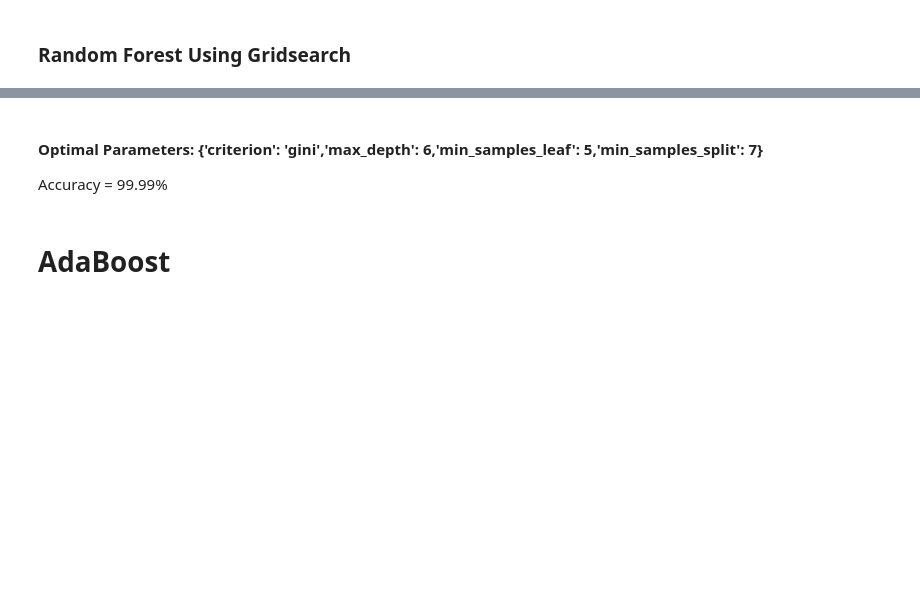
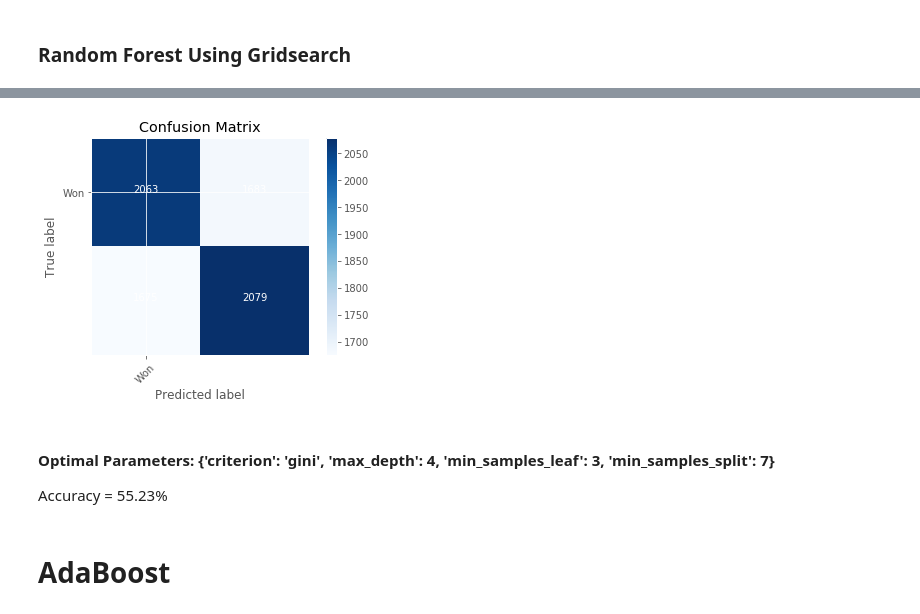
Before and after one commit to Gal-Gilor/In_Zeus_We_Trust, a Jupyter notebook: dota_classification_models.ipynb, the cells around one changed output, grey strips where cells are left out. Cells and saved outputs as stored; diff of their text form; code cells hidden in the pictures; blank space fills up the shorter version.

```diff
--- a/dota_classification_models.ipynb
+++ b/dota_classification_models.ipynb
@@ -105,0 +198,9 @@ k11_predict = knn.predict(x_test)
+# %%
+tree_param_grid = {'criterion': ['entropy'],
+                  'max_depth': [3, 4, 6, 7],
+                  'min_samples_split': [3, 5, 6, 7],
+                  'min_samples_leaf': [3, 4, 5, 6]
+                  }
+
+tree_gs = GridSearchCV(tree, param_grid=tree_param_grid, scoring='accuracy', cv=5)
+tree_grid = tree_gs.fit(x_train, y_train.values.ravel())
@@ -126,8 +249,8 @@ Accuracy Score: 53.09
 # define params grid
 forest_param_grid = {'criterion': ['gini', 'entropy'],
                      'max_depth': [3, 4, 6, 7],
-                     'min_samples_split': [3, 5, 6, 7],
-                     'min_samples_leaf': [3, 4, 5, 6]
+                     'min_samples_split': [3, 5, 6, 7, 10, 15],
+                     'min_samples_leaf': [3, 4, 5, 6, 9, 12]
                     }
 # %%
 # Use grid search to find the best paramers for random forest
@@ -155,7 +276,11 @@ plot_confusipon_matrix(y_test, forest_grid_test_pred, classes=['Won', 'Lost'], t
+# %%
+plot_confusion_matrix(y_test, forest_grid_test_pred)
+# %% [output]
+[figure, added]
 # %% [markdown]
-#### Optimal Parameters: {'criterion': 'gini','max_depth': 6,'min_samples_leaf': 5,'min_samples_split': 7}
+#### Optimal Parameters: {'criterion': 'gini', 'max_depth': 4, 'min_samples_leaf': 3, 'min_samples_split': 7}
 
-Accuracy = 99.99%
+Accuracy = 55.23%
 # %% [markdown]
 # AdaBoost
 # %%
```
Also changed, not shown: parts of 30 cells of this notebook, 1 other file.
